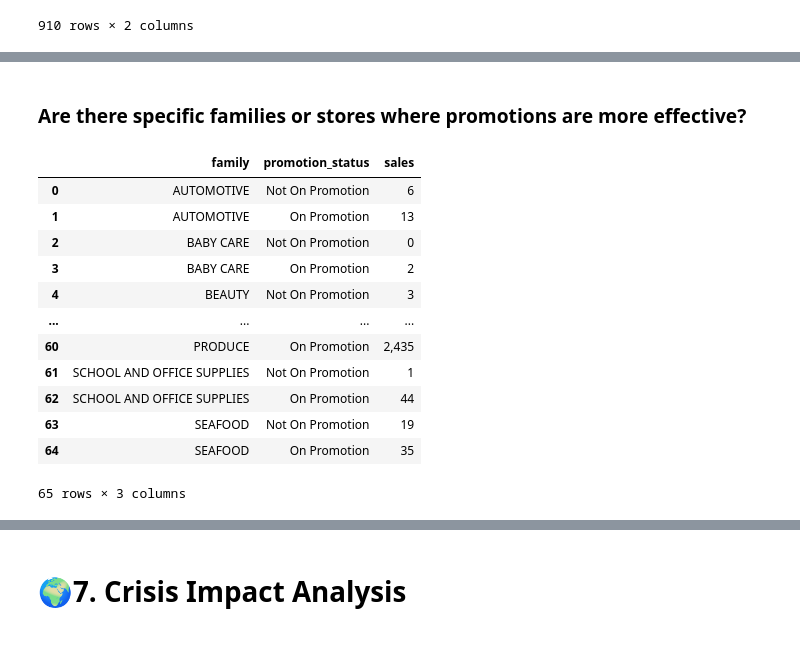
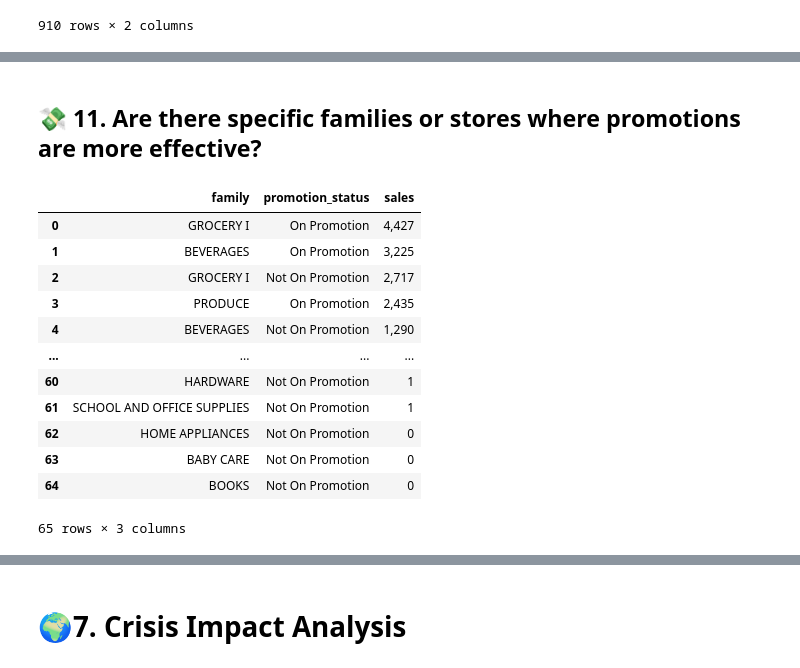
Before and after one commit to Seif-Eldin-Omar/sales-forecasting-optimization, a Jupyter notebook: notebooks/analysis_demo.ipynb, the cells around one changed output, grey strips where cells are left out. Saved outputs shown, nothing was run; the diff lists cells and outputs as text; code cells hidden in the pictures.

```diff
--- a/notebooks/analysis_demo.ipynb
+++ b/notebooks/analysis_demo.ipynb
@@ -280,4 +327,0 @@ avg_sales_by_holiday
-# %%
-df['weekend'] = df['day_of_week'].apply(lambda x: 'Weekend' if x in ['Saturday', 'Sunday'] else 'Weekday')
-avg_sales_by_weekend = df.groupby('weekend')['sales'].mean().reset_index()
-avg_sales_by_weekend
@@ -324,19 +542,19 @@ avg_sales_by_promo_7_days
 # %% [markdown]
-### Are there specific families or stores where promotions are more effective?
+## 💸 11. Are there specific families or stores where promotions are more effective?
 # %%
-avg_sales_by_family = df.groupby(['family', 'promotion_status'])['sales'].mean().reset_index()
+avg_sales_by_family = df.groupby(['family', 'promotion_status'])['sales'].mean().sort_values(ascending=False).reset_index()
 avg_sales_by_family
 # %% [output]
 |  | family | promotion_status | sales |
-| 0 | AUTOMOTIVE | Not On Promotion | 6 |
-| 1 | AUTOMOTIVE | On Promotion | 13 |
-| 2 | BABY CARE | Not On Promotion | 0 |
-| 3 | BABY CARE | On Promotion | 2 |
-| 4 | BEAUTY | Not On Promotion | 3 |
+| 0 | GROCERY I | On Promotion | 4,427 |
+| 1 | BEVERAGES | On Promotion | 3,225 |
+| 2 | GROCERY I | Not On Promotion | 2,717 |
+| 3 | PRODUCE | On Promotion | 2,435 |
+| 4 | BEVERAGES | Not On Promotion | 1,290 |
 | ... | ... | ... | ... |
-| 60 | PRODUCE | On Promotion | 2,435 |
+| 60 | HARDWARE | Not On Promotion | 1 |
 | 61 | SCHOOL AND OFFICE SUPPLIES | Not On Promotion | 1 |
-| 62 | SCHOOL AND OFFICE SUPPLIES | On Promotion | 44 |
-| 63 | SEAFOOD | Not On Promotion | 19 |
-| 64 | SEAFOOD | On Promotion | 35 |
+| 62 | HOME APPLIANCES | Not On Promotion | 0 |
+| 63 | BABY CARE | Not On Promotion | 0 |
+| 64 | BOOKS | Not On Promotion | 0 |
 65 rows × 3 columns
```
Also changed, not shown: parts of 47 cells of this notebook.
